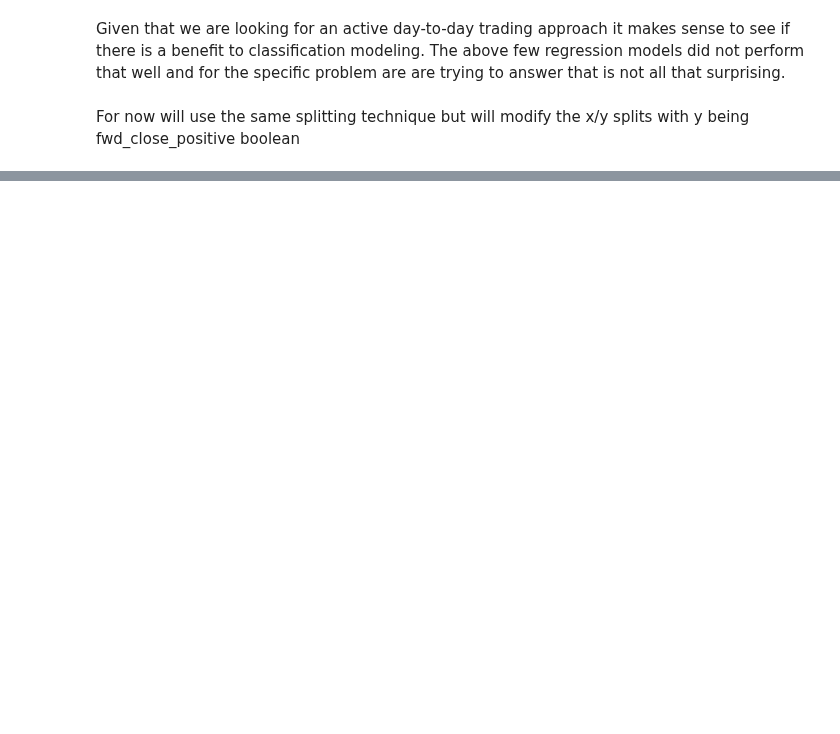
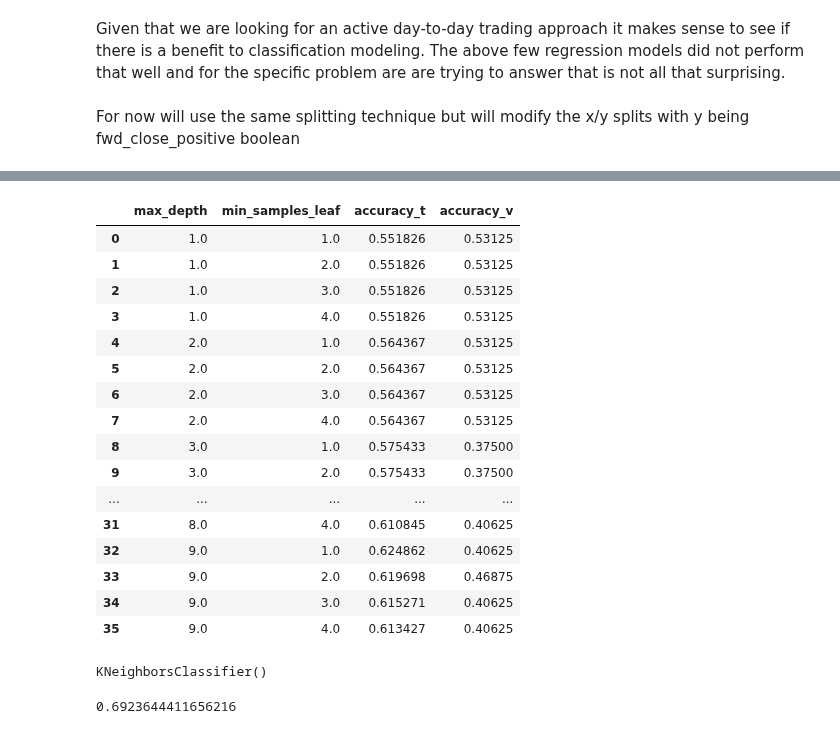
Before and after one commit to FinancialForecasters/financial_forecaster, a Jupyter notebook: waterman_model.ipynb, the cells around one changed output, grey strips where cells are left out. Drawn from its saved outputs; the diff is of its cells as text; code cells hidden in the pictures; blank space fills up the shorter version.

Commit message:
waterman model

```diff
--- a/waterman_model.ipynb
+++ b/waterman_model.ipynb
@@ -464,0 +500,20 @@ model_number = 0
+# %%
+# LogisticRegression
+results2 = pd.DataFrame()
+solvers = {'newton-cg', 'lbfgs', 'liblinear', 'sag', 'saga'}
+
+for solver in solvers:
+    # Build model
+    model = LogisticRegression(random_state=123, solver=solver)
+    # Fit on train
+    model.fit(x_train_i, y_train_i)
+    # Eval
+    accuracy_t = model.score(x_train_i, y_train_i)
+    accuracy_v = model.score(x_validate_i, y_validate_i)
+    # Store stats
+    stats = pd.Series({'solver': solver,
+                      'accuracy_t': accuracy_t,
+                      'accuracy_v': accuracy_v})
+    results2 = pd.concat([results2, stats], axis=1)
+
+results2 = results2.T.reset_index(drop=True)
@@ -464,0 +529,39 @@ model_number = 0
+# %%
+# Decision Tree
+results3 = pd.DataFrame()
+for depth in range(1, 10):
+    for min_sample_leaf in range(1,5):
+        # Make model
+        model = DecisionTreeClassifier(max_depth = depth, min_samples_leaf = min_sample_leaf,random_state = 123)
+        # Fit model
+        model = model.fit(x_train_i, y_train_i)
+        # Eval
+        accuracy_t = model.score(x_train_i, y_train_i)
+        accuracy_v = model.score(x_validate_i, y_validate_i)
+        # Store stats
+        stats = pd.Series({'max_depth': depth,
+                          'min_samples_leaf': min_sample_leaf,
+                          'accuracy_t': accuracy_t,
+                          'accuracy_v': accuracy_v})
+        results3 = pd.concat([results3,stats], axis=1)
+results3 = results3.T.reset_index(drop=True)
+# %%
+results3
+# %% [output]
+|  | max_depth | min_samples_leaf | accuracy_t | accuracy_v |
+| 0 | 1.0 | 1.0 | 0.551826 | 0.53125 |
+| 1 | 1.0 | 2.0 | 0.551826 | 0.53125 |
+| 2 | 1.0 | 3.0 | 0.551826 | 0.53125 |
+| 3 | 1.0 | 4.0 | 0.551826 | 0.53125 |
+| 4 | 2.0 | 1.0 | 0.564367 | 0.53125 |
+| 5 | 2.0 | 2.0 | 0.564367 | 0.53125 |
+| 6 | 2.0 | 3.0 | 0.564367 | 0.53125 |
+| 7 | 2.0 | 4.0 | 0.564367 | 0.53125 |
+| 8 | 3.0 | 1.0 | 0.575433 | 0.37500 |
+| 9 | 3.0 | 2.0 | 0.575433 | 0.37500 |
+| ... | ... | ... | ... | ... |
+| 31 | 8.0 | 4.0 | 0.610845 | 0.40625 |
+| 32 | 9.0 | 1.0 | 0.624862 | 0.40625 |
+| 33 | 9.0 | 2.0 | 0.619698 | 0.46875 |
+| 34 | 9.0 | 3.0 | 0.615271 | 0.40625 |
+| 35 | 9.0 | 4.0 | 0.613427 | 0.40625 |
@@ -464,0 +571,4 @@ model_number = 0
+# %%
+knn.fit(x_train_i, y_train_i)
+# %% [output]
+KNeighborsClassifier()
@@ -464,0 +581,4 @@ model_number = 0
+# %%
+accuracy_k
+# %% [output]
+0.6923644411656216
```
Also changed, not shown: parts of 24 cells of this notebook.
